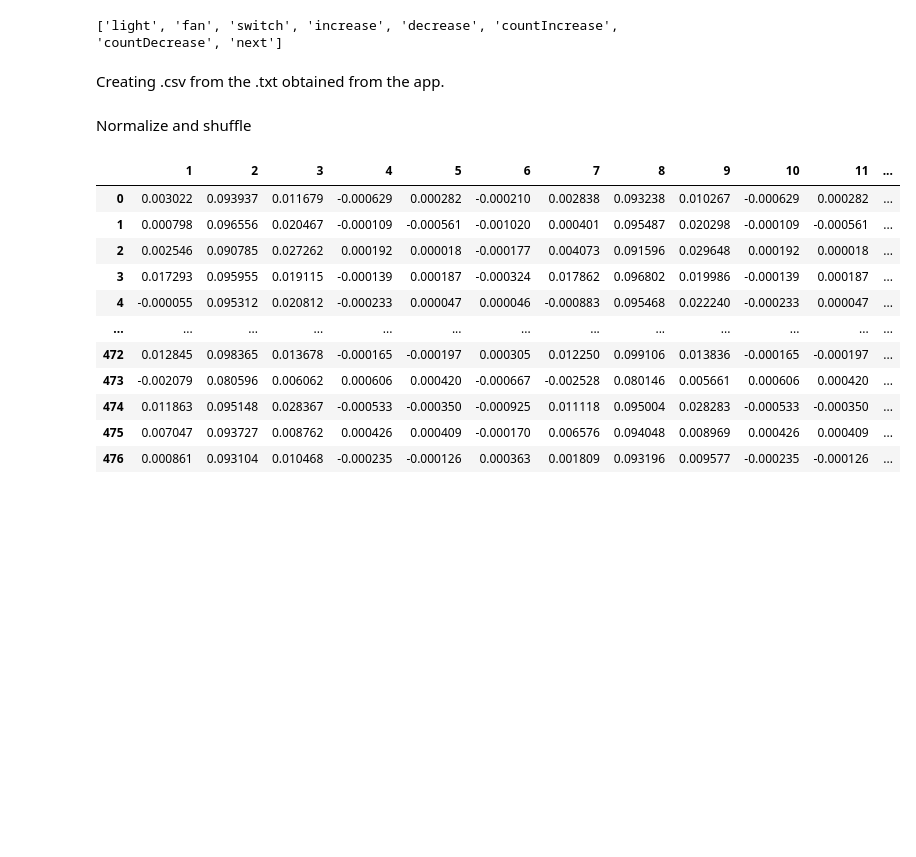
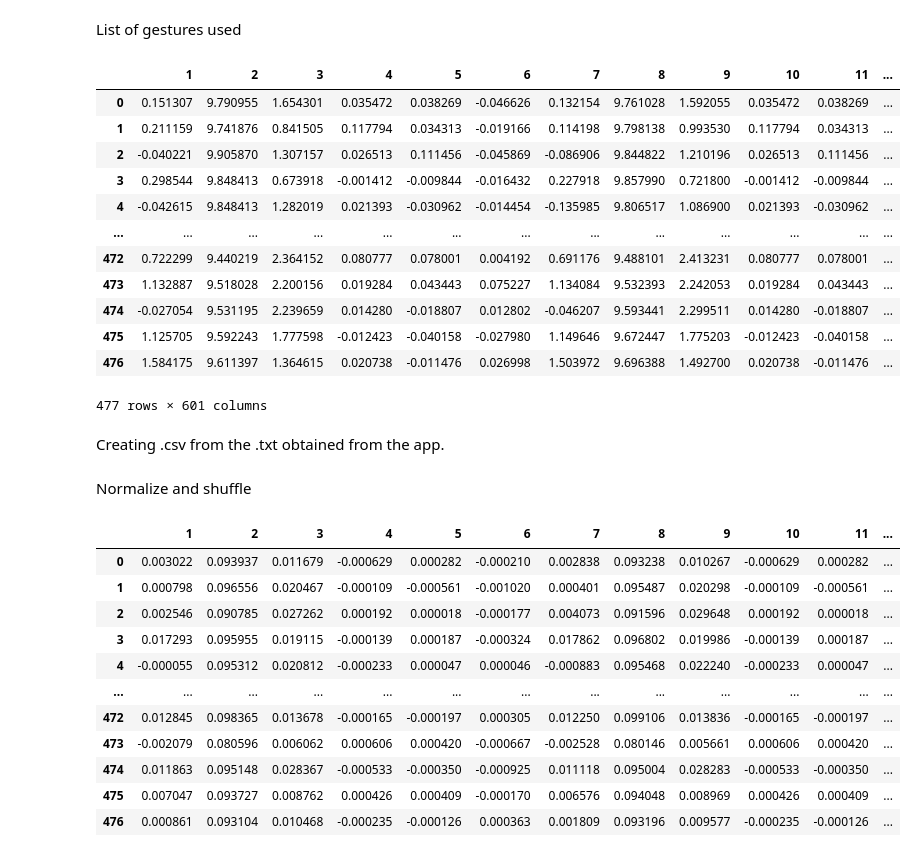
Before and after one commit to AyishaR/iot_gesture, a Jupyter notebook: iot_gesture.ipynb, the cells around one changed output. Saved outputs shown, nothing was run; the diff lists cells and outputs as text; code cells hidden in the pictures; blank space fills up the shorter version.

```diff
--- a/iot_gesture.ipynb
+++ b/iot_gesture.ipynb
@@ -30,15 +25,25 @@ Here, count refers to moving to the next iinstance of the appliance (eg, countIn
-# %%
-gesture_key = {}
-gesture_key["appliance"] = ["light", "fan"]
-gesture_key["operation"] = ["switch", "increase", "decrease"]
-gesture_key["count"] = ["countIncrease", "countDecrease"]
-gesture_key["next"] = ["next"]
-
-
-gestures = []
-for x in gesture_key:
-    gestures.extend(gesture_key[x])
-
-print(gestures)
-# %% [output]
-['light', 'fan', 'switch', 'increase', 'decrease', 'countIncrease', 'countDecrease', 'next']
+# %% [markdown]
+List of gestures used
+# %%
+gestures = ['down_to_up', 'forward_clockwise', 'left_fall', 'up_clockwise', 'up_anticlockwise', 'left_to_right', 'right_to_left', 'forward_fall']
+# %%
+df = pd.read_csv('/content/gesture50_8.csv')
+# %%
+for x in range(len(gestures)):
+    df.loc[df['Gesture'] == gestures_home[x], 'Gesture'] = gestures[x]
+# %%
+df
+# %% [output]
+|  | 1 | 2 | 3 | 4 | 5 | 6 | 7 | 8 | 9 | 10 | 11 | ... |
+| 0 | 0.151307 | 9.790955 | 1.654301 | 0.035472 | 0.038269 | -0.046626 | 0.132154 | 9.761028 | 1.592055 | 0.035472 | 0.038269 | ... |
+| 1 | 0.211159 | 9.741876 | 0.841505 | 0.117794 | 0.034313 | -0.019166 | 0.114198 | 9.798138 | 0.993530 | 0.117794 | 0.034313 | ... |
+| 2 | -0.040221 | 9.905870 | 1.307157 | 0.026513 | 0.111456 | -0.045869 | -0.086906 | 9.844822 | 1.210196 | 0.026513 | 0.111456 | ... |
+| 3 | 0.298544 | 9.848413 | 0.673918 | -0.001412 | -0.009844 | -0.016432 | 0.227918 | 9.857990 | 0.721800 | -0.001412 | -0.009844 | ... |
+| 4 | -0.042615 | 9.848413 | 1.282019 | 0.021393 | -0.030962 | -0.014454 | -0.135985 | 9.806517 | 1.086900 | 0.021393 | -0.030962 | ... |
+| ... | ... | ... | ... | ... | ... | ... | ... | ... | ... | ... | ... | ... |
+| 472 | 0.722299 | 9.440219 | 2.364152 | 0.080777 | 0.078001 | 0.004192 | 0.691176 | 9.488101 | 2.413231 | 0.080777 | 0.078001 | ... |
+| 473 | 1.132887 | 9.518028 | 2.200156 | 0.019284 | 0.043443 | 0.075227 | 1.134084 | 9.532393 | 2.242053 | 0.019284 | 0.043443 | ... |
+| 474 | -0.027054 | 9.531195 | 2.239659 | 0.014280 | -0.018807 | 0.012802 | -0.046207 | 9.593441 | 2.299511 | 0.014280 | -0.018807 | ... |
+| 475 | 1.125705 | 9.592243 | 1.777598 | -0.012423 | -0.040158 | -0.027980 | 1.149646 | 9.672447 | 1.775203 | -0.012423 | -0.040158 | ... |
+| 476 | 1.584175 | 9.611397 | 1.364615 | 0.020738 | -0.011476 | 0.026998 | 1.503972 | 9.696388 | 1.492700 | 0.020738 | -0.011476 | ... |
+477 rows × 601 columns
```
Also changed, not shown: parts of 30 cells of this notebook.
